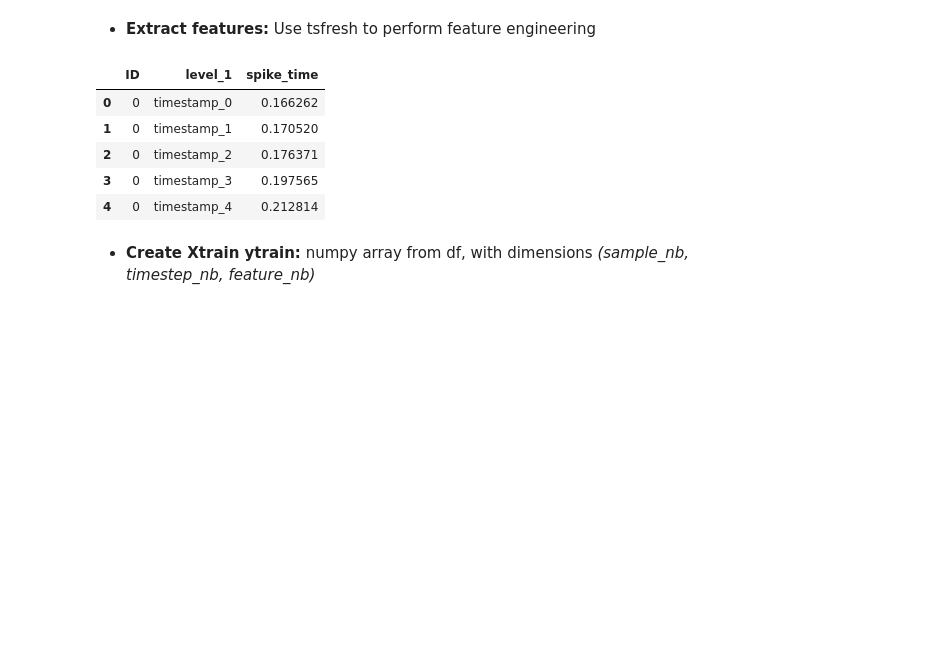
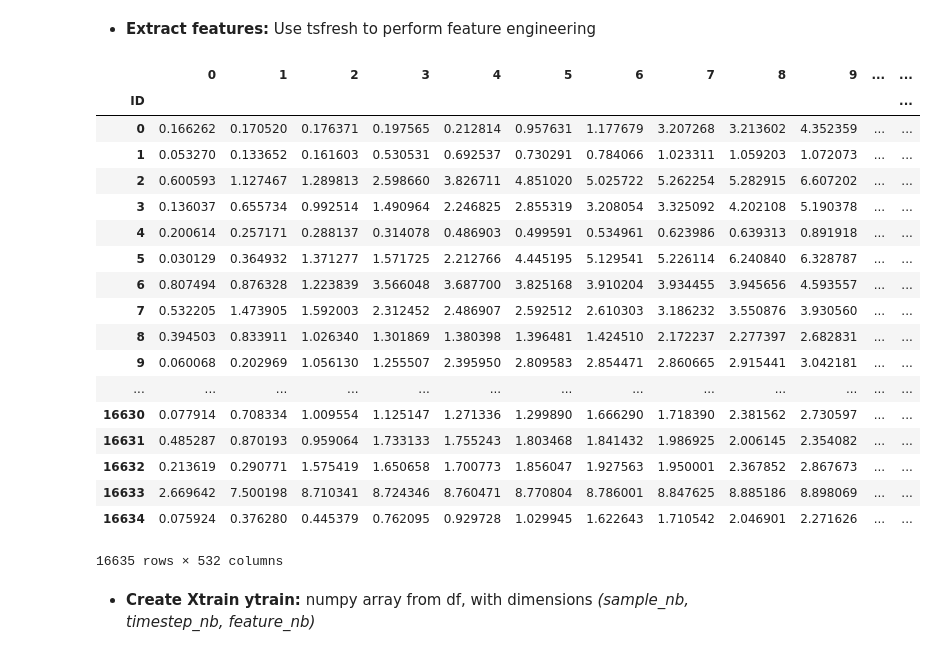
Before and after one commit to tristandeborde/ENS_data, a Jupyter notebook: src/v1_challenge.ipynb, the cells around one changed output. Cells and saved outputs as stored; diff of their text form; code cells hidden in the pictures; blank space fills up the shorter version.

```diff
--- a/src/v1_challenge.ipynb
+++ b/src/v1_challenge.ipynb
@@ -89,15 +87,3 @@ def undersample(X, y):
     return X_train, y_train
 # %% [markdown]
 * **Extract features:** Use tsfresh to perform feature engineering
-# %%
-# WIP !
-dfx = pd.DataFrame(dfx.stack(), columns=['spike_time'])
-dfx = dfx.reset_index()
-extracted_features = extract_features(dfx, column_id="ID", column_value="spike_time", column_sort="level_1")
-# %% [output]
-|  | ID | level_1 | spike_time |
-| 0 | 0 | timestamp_0 | 0.166262 |
-| 1 | 0 | timestamp_1 | 0.170520 |
-| 2 | 0 | timestamp_2 | 0.176371 |
-| 3 | 0 | timestamp_3 | 0.197565 |
-| 4 | 0 | timestamp_4 | 0.212814 |
@@ -103,0 +102,4 @@ extracted_features = extract_features(dfx, column_id="ID", column_value="spike_t
+# %%
+def get_save(fn):
+    save = pd.read_csv(fn)
+    save = save.dropna(axis='columns').set_index('ID')
@@ -104,3 +113,26 @@ extracted_features = extract_features(dfx, column_id="ID", column_value="spike_t
+# %%
+X_test = get_save("../data/features0607183651.csv")
+X_train = get_save("../data/features0607182541.csv")
+# %% [output]
+|  | 0 | 1 | 2 | 3 | 4 | 5 | 6 | 7 | 8 | 9 | ... | ... |
+| ID |  |  |  |  |  |  |  |  |  |  |  | ... |
+| 0 | 0.166262 | 0.170520 | 0.176371 | 0.197565 | 0.212814 | 0.957631 | 1.177679 | 3.207268 | 3.213602 | 4.352359 | ... | ... |
+| 1 | 0.053270 | 0.133652 | 0.161603 | 0.530531 | 0.692537 | 0.730291 | 0.784066 | 1.023311 | 1.059203 | 1.072073 | ... | ... |
+| 2 | 0.600593 | 1.127467 | 1.289813 | 2.598660 | 3.826711 | 4.851020 | 5.025722 | 5.262254 | 5.282915 | 6.607202 | ... | ... |
+| 3 | 0.136037 | 0.655734 | 0.992514 | 1.490964 | 2.246825 | 2.855319 | 3.208054 | 3.325092 | 4.202108 | 5.190378 | ... | ... |
+| 4 | 0.200614 | 0.257171 | 0.288137 | 0.314078 | 0.486903 | 0.499591 | 0.534961 | 0.623986 | 0.639313 | 0.891918 | ... | ... |
+| 5 | 0.030129 | 0.364932 | 1.371277 | 1.571725 | 2.212766 | 4.445195 | 5.129541 | 5.226114 | 6.240840 | 6.328787 | ... | ... |
+| 6 | 0.807494 | 0.876328 | 1.223839 | 3.566048 | 3.687700 | 3.825168 | 3.910204 | 3.934455 | 3.945656 | 4.593557 | ... | ... |
+| 7 | 0.532205 | 1.473905 | 1.592003 | 2.312452 | 2.486907 | 2.592512 | 2.610303 | 3.186232 | 3.550876 | 3.930560 | ... | ... |
+| 8 | 0.394503 | 0.833911 | 1.026340 | 1.301869 | 1.380398 | 1.396481 | 1.424510 | 2.172237 | 2.277397 | 2.682831 | ... | ... |
+| 9 | 0.060068 | 0.202969 | 1.056130 | 1.255507 | 2.395950 | 2.809583 | 2.854471 | 2.860665 | 2.915441 | 3.042181 | ... | ... |
+| ... | ... | ... | ... | ... | ... | ... | ... | ... | ... | ... | ... | ... |
+| 16630 | 0.077914 | 0.708334 | 1.009554 | 1.125147 | 1.271336 | 1.299890 | 1.666290 | 1.718390 | 2.381562 | 2.730597 | ... | ... |
+| 16631 | 0.485287 | 0.870193 | 0.959064 | 1.733133 | 1.755243 | 1.803468 | 1.841432 | 1.986925 | 2.006145 | 2.354082 | ... | ... |
+| 16632 | 0.213619 | 0.290771 | 1.575419 | 1.650658 | 1.700773 | 1.856047 | 1.927563 | 1.950001 | 2.367852 | 2.867673 | ... | ... |
+| 16633 | 2.669642 | 7.500198 | 8.710341 | 8.724346 | 8.760471 | 8.770804 | 8.786001 | 8.847625 | 8.885186 | 8.898069 | ... | ... |
+| 16634 | 0.075924 | 0.376280 | 0.445379 | 0.762095 | 0.929728 | 1.029945 | 1.622643 | 1.710542 | 2.046901 | 2.271626 | ... | ... |
+16635 rows × 532 columns
 # %% [markdown]
 * **Create Xtrain ytrain:** numpy array from df, with dimensions *(sample_nb, timestep_nb, feature_nb)*
 # %%
```
Also changed, not shown: parts of 12 cells of this notebook, 6 other files.
